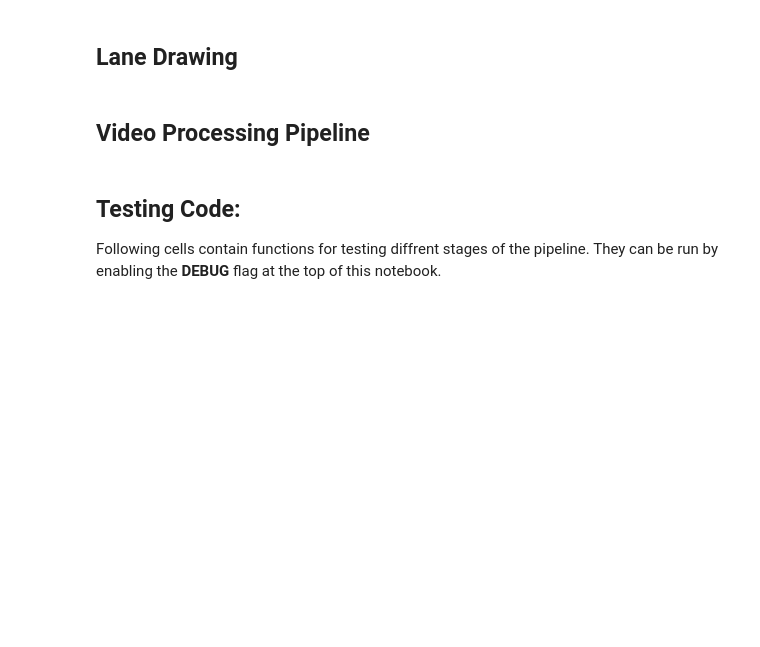
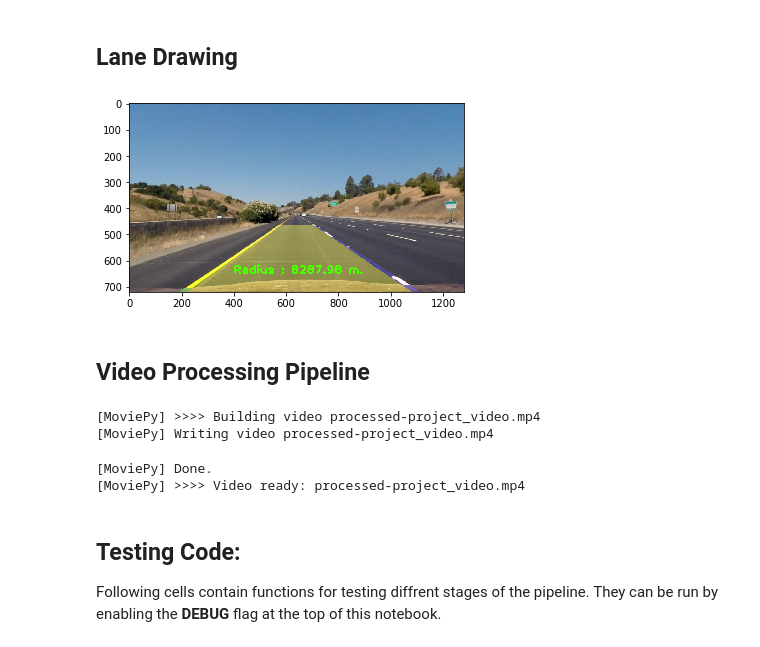
Before and after one commit to farhanhubble/Advanced-Driving-Lanes-Detection, a Jupyter notebook: lanes.ipynb, the cells around one changed output. Saved outputs shown, nothing was run; the diff lists cells and outputs as text; code cells hidden in the pictures; blank space fills up the shorter version.

Commit message:
Add curvature reading.

```diff
--- a/lanes.ipynb
+++ b/lanes.ipynb
@@ -359,6 +359,18 @@ def eval_qudratic(coeffs,pts):
     return (coeffs[0] * pts**2 + coeffs[1] * pts + coeffs[2]).astype(np.int32)
 # %% [markdown]
 ## Lane Drawing
+# %%
+def find_curvature(xs_pixel,ys_pixel,at_pixel):
+    ym_per_pix = 30/720 # meters per pixel in y dimension
+    xm_per_pix = 3.7/700 # meters per pixel in x dimension
+
+    xs = xm_per_pix * xs_pixel
+    ys = ym_per_pix * ys_pixel
+    at = ym_per_pix * at_pixel
+
+    poly = np.polyfit(ys,xs,2)
+    curvature_pixels =  ((1 + (2*poly[0]*at + poly[1]) ** 2) ** 1.5) / abs(2*poly[0])
+    return curvature_pixels
 # %%
 def draw_lanes(img):
     thresh_params = get_thresholds()
@@ -382,12 +394,23 @@ def draw_lanes(img):
     xs_left  = eval_qudratic(left_poly,ys)
     xs_right = eval_qudratic(right_poly,ys)
 
-    overlay = np.dstack((perspective_corrected,perspective_corrected,perspective_corrected)) * 255
-
     left_pts = [(x,y) for (x,y) in zip(xs_left,ys)]
     right_pts = [(x,y) for (x,y) in zip(xs_right,ys)]
     all_pts = [pt for pt in left_pts]
     all_pts.extend([pt for pt in reversed(right_pts)])
+
+    y_bottom = perspective_corrected.shape[0]
+    radius_left = find_curvature(left_lane_x,left_lane_y,y_bottom)
+    radius_right = find_curvature(right_lane_x,right_lane_y,y_bottom)
+    cv2.putText(undistorted,
+                "Radius : {:0.2f} m.".format((radius_left+radius_right)/2),
+                #"Hello!",
+                (400,650),
+                cv2.FONT_HERSHEY_PLAIN,
+                 3.,
+                [0,255,0],5)
+
+    overlay = np.dstack((perspective_corrected,perspective_corrected,perspective_corrected)) * 255
 
     cv2.fillPoly(overlay,np.array([all_pts],dtype = np.int32),[255,255,0])
     draw_polygon(overlay,left_pts,color=[0,255,0],isClosed=False,thickness=30)
@@ -397,6 +420,13 @@ def draw_lanes(img):
     final = cv2.addWeighted(undistorted,1.0,unwarp,0.3,0.0)
 
     return final
+# %%
+img = imgread_rgb('test_images/straight_lines1.jpg')
+v = draw_lanes(img)
+plt.imshow(v)
+plt.show()
+# %% [output]
+[figure, added]
 # %% [markdown]
 ## Video Processing Pipeline
 # %%
@@ -412,6 +442,11 @@ out_filename = 'processed-project_video.mp4'
 out_clip = in_clip.fl_image(draw_lanes)
 
 out_clip.write_videofile(out_filename,audio=False)
+# %% [output]
+[MoviePy] >>>> Building video processed-project_video.mp4
+[MoviePy] Writing video processed-project_video.mp4
+[MoviePy] Done.
+[MoviePy] >>>> Video ready: processed-project_video.mp4
 # %%
 from moviepy.editor import VideoFileClip
 from IPython.display import HTML
```
